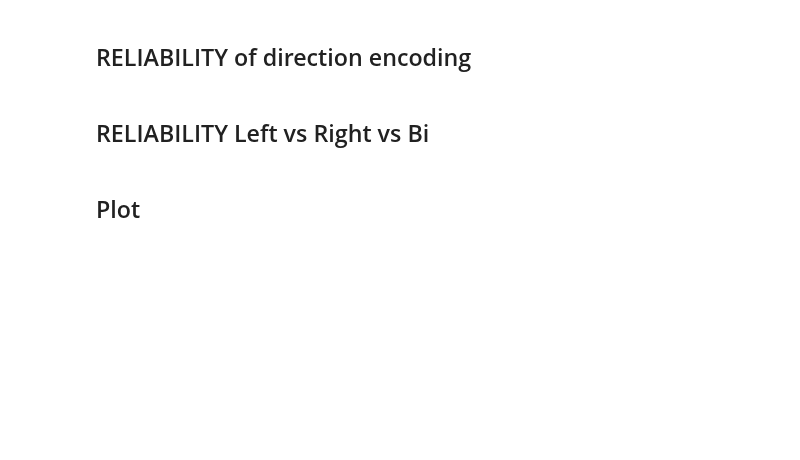
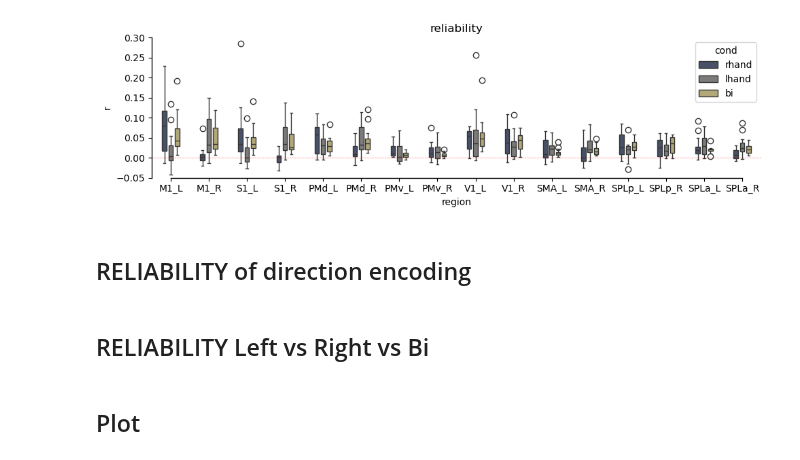
Before and after one commit to alighavam/bimanual_wrist, a Jupyter notebook: notebooks_glmsingle/reliability.ipynb, the cells around one changed output. Saved outputs shown, nothing was run; the diff lists cells and outputs as text; code cells hidden in the pictures; blank space fills up the shorter version.

```diff
--- a/notebooks_glmsingle/reliability.ipynb
+++ b/notebooks_glmsingle/reliability.ipynb
@@ -65,7 +65,7 @@ for roi in regions:
         for i in range(len(subject)):
             # select only the condition of interest
             idx = [j for j, c in enumerate(loaded['cond_intrinsic_vec'][i]) if condition in c]
-            data.append(loaded['data'][i][idx, :])
+            data.append(loaded['beta_white'][i][idx, :])
             cond_name.append(loaded['cond_intrinsic_vec'][i][idx])
             cond_vec.append(loaded['cond_num_vec'][i][idx])
             part_vec.append(loaded['part_vec'][i][idx])
@@ -78,34 +78,36 @@ for roi in regions:
 
         # reliability estimation:
         for i, sn in enumerate(subject):
             data = Y[i].measurements
             cond_vec = Y[i].obs_descriptors['cond_vec']
             part_vec = Y[i].obs_descriptors['part_vec']
             r_corr = np.mean(rel.within_subj_loo(data, cond_vec, part_vec,
                              separate = 'none',
                              subtract_mean=True))
             r = rel.within_subj(data, cond_vec, part_vec,
                                 separate = 'none',
                                 subtract_mean=True)[0]
             ana['r'].append(r)
             ana['r_corr'].append(r_corr)
             ana['sn'].append(sn)
             ana['region'].append(roi)
             ana['cond'].append(condition)
 
 df = pd.DataFrame(ana)
 df.to_csv(os.path.join(analysisDir, 'rel_glmsingle.csv'), index=False)
 
 # boxplot:
 fig, ax = plt.subplots(figsize=(10,3))
 sns.boxplot(data=df, x='region', y='r', hue='cond', ax=ax, width=0.5, gap=0.3, palette='cividis')
 ax.axhline(0, color='red', linestyle='--', alpha=0.5, linewidth=0.5)
-plt.ylim((-0.05,0.15))
+plt.ylim((-0.05,0.3))
 plt.title(f'reliability')
 utils.please.make_it_pretty(ax=ax)
 plt.tight_layout()
 # plt.savefig(f'../figures/pattern_reliability/hand_encoding.pdf', bbox_inches="tight")
 plt.show()
+# %% [output]
+[figure, added]
 # %% [markdown]
 ## RELIABILITY of direction encoding
 # %%
```
Also changed, not shown: parts of 1 cell of this notebook, 6 other files.
